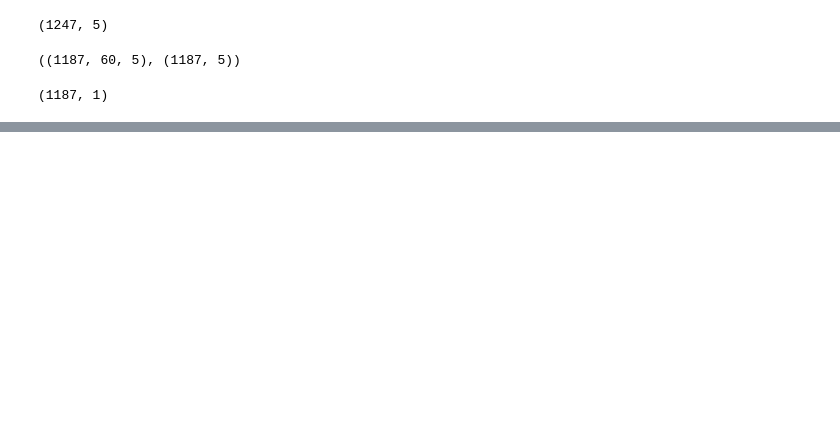
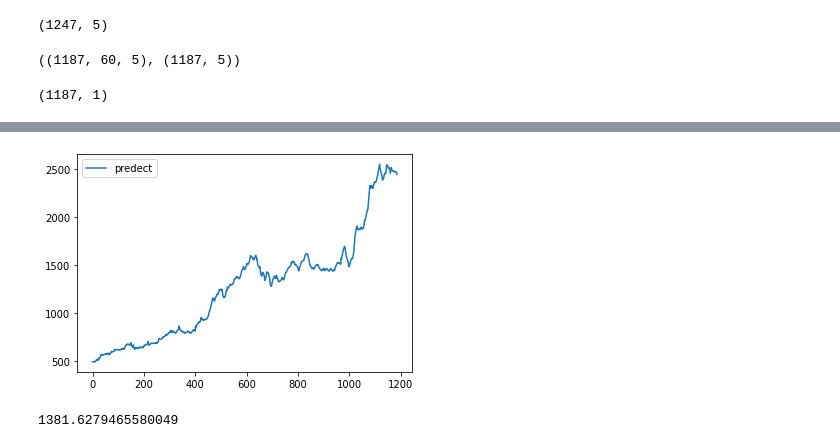
Before and after one commit to Wal1d/Stock-Market-RNN, a Jupyter notebook: stock market.ipynb, the cells around one changed output, grey strips where cells are left out. Drawn from its saved outputs; the diff is of its cells as text; code cells hidden in the pictures; blank space fills up the shorter version.

Commit message:
Multiple inputs

```diff
--- a/stock market.ipynb
+++ b/stock market.ipynb
@@ -501,6 +501,6 @@ predictions.shape
 # %% [output]
 (1187, 1)
 # %%
-tmp = np.concatenate((predictions,predictions),axis=1)
-tmp
+tmp = np.concatenate((predictions,predictions,predictions,predictions,predictions),axis=1)
+tmp.shape
 # %% [output]
@@ -507,0 +508,4 @@ ValueError: cannot reshape array of size 1187 into shape (1187,5)
+# %%
+predictions = multi_scaler.inverse_transform(tmp)
+predictions = predictions[:, :1]
+predictions
@@ -507,0 +520,10 @@ ValueError: cannot reshape array of size 1187 into shape (1187,5)
+# %%
+plt.plot(predictions, label='predect')
+plt.legend();
+# %% [output]
+[figure, added]
+# %%
+rmse = np.sqrt(np.mean(((predictions - yy_test[:,:1]) ** 2)))
+print(rmse)
+# %% [output]
+1381.6279465580049
```
Also changed, not shown: parts of 7 cells of this notebook.
